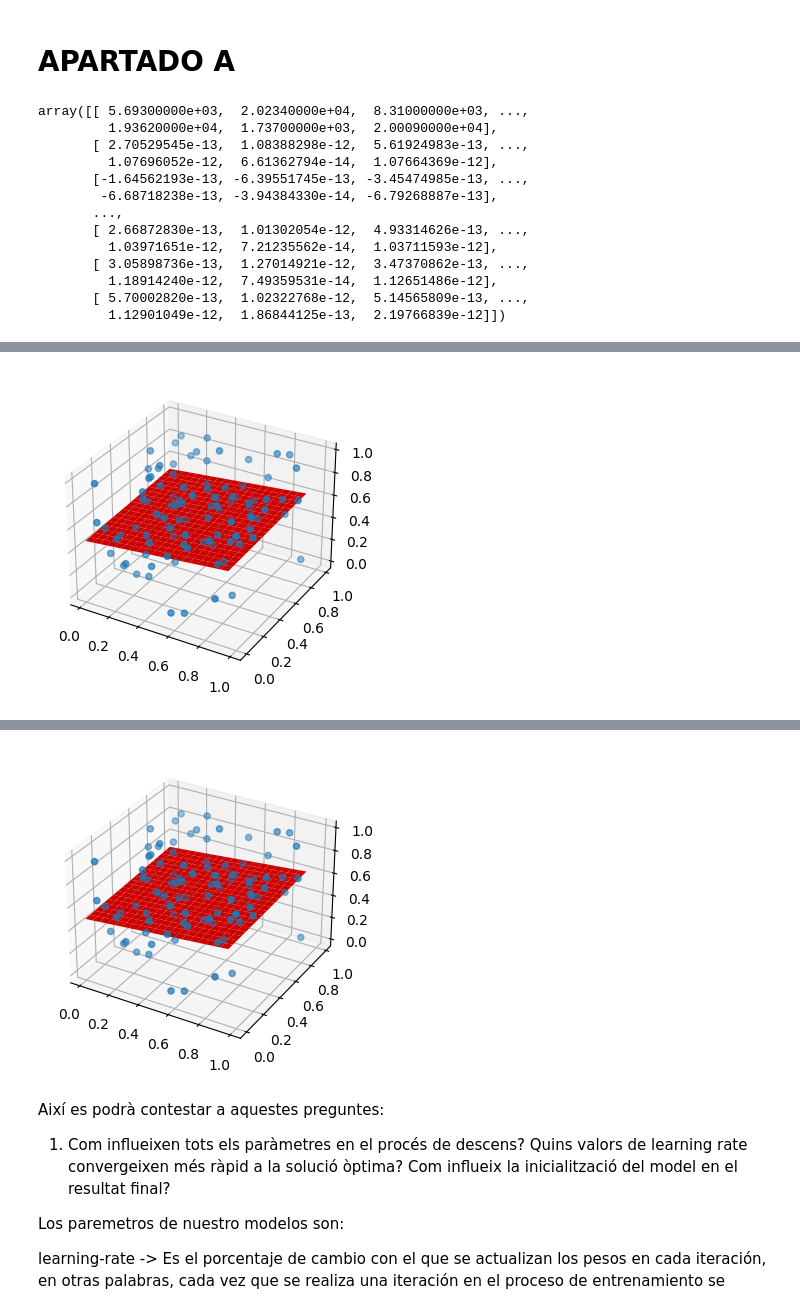
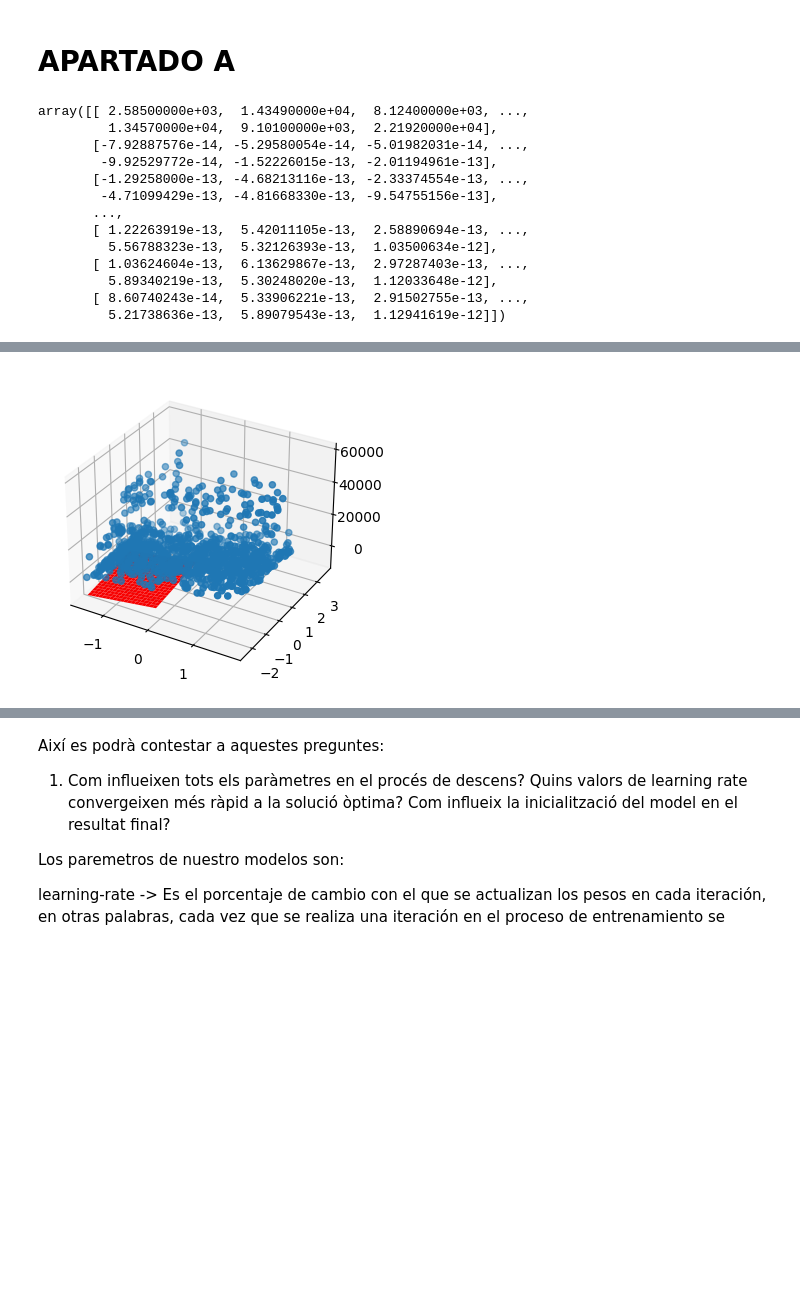
Before and after one commit to jaguilera95/ApC-GPA606, a Jupyter notebook: src/Practica1-Regression2021.ipynb, the cells around one changed output, grey strips where cells are left out. Saved outputs shown, nothing was run; the diff lists cells and outputs as text; code cells hidden in the pictures; blank space fills up the shorter version.

```diff
--- a/src/Practica1-Regression2021.ipynb
+++ b/src/Practica1-Regression2021.ipynb
@@ -402,25 +397,16 @@ class GradientDescent():
     n = None
 
     def learn(self, X, y, lr):
-        #finding h(x)
         hx = np.dot(X, self.theta)
-        #finding J
         J = np.dot(X.T,hx - y)/self.m
-        #computing new value of theta with a learning rate
         self.theta = self.theta - np.dot(lr, J)
         return self.theta
 
     def fit(self, X, y, itr, lr):
-
-        #no. of samples, no. of features
         self.m, self.n = X.shape
 
         ones = np.ones((self.m, 1))
-
-        #append ones
         X = np.concatenate((ones, X), axis=1)
-
-        #weights to set
         self.theta = np.zeros((self.n+1,1))
 
         for i in range(itr):
@@ -433,40 +419,38 @@ class GradientDescent():
         ones = ones = np.ones((m, 1))
         X = np.concatenate((ones, X), axis=1)
 
-        return np.dot(X, self.theta)
+        return np.dot(self.theta.T, X.T)[:, 0]
 
     def _fit(self, X, y):
         X = np.array(X)
         m,n = X.shape
         ones = ones = np.ones((m, 1))
         X = np.concatenate((ones, X), axis=1)
-
-        #using normal equation
         self.theta = np.dot(np.dot(inv(np.dot(X.T, X)),X.T), y)
 # %%
 a = GradientDescent()
 a.fit(x_train, y_train, 1000, 0.1)
 a.theta
 # %% [output]
-array([[ 5.69300000e+03,  2.02340000e+04,  8.31000000e+03, ...,
-         1.93620000e+04,  1.73700000e+03,  2.00090000e+04],
-       [ 2.70529545e-13,  1.08388298e-12,  5.61924983e-13, ...,
-         1.07696052e-12,  6.61362794e-14,  1.07664369e-12],
-       [-1.64562193e-13, -6.39551745e-13, -3.45474985e-13, ...,
-        -6.68718238e-13, -3.94384330e-14, -6.79268887e-13],
+array([[ 2.58500000e+03,  1.43490000e+04,  8.12400000e+03, ...,
+         1.34570000e+04,  9.10100000e+03,  2.21920000e+04],
+       [-7.92887576e-14, -5.29580054e-14, -5.01982031e-14, ...,
+        -9.92529772e-14, -1.52226015e-13, -2.01194961e-13],
+       [-1.29258000e-13, -4.68213116e-13, -2.33374554e-13, ...,
+        -4.71099429e-13, -4.81668330e-13, -9.54755156e-13],
        ...,
-       [ 2.66872830e-13,  1.01302054e-12,  4.93314626e-13, ...,
-         1.03971651e-12,  7.21235562e-14,  1.03711593e-12],
-       [ 3.05898736e-13,  1.27014921e-12,  3.47370862e-13, ...,
-         1.18914240e-12,  7.49359531e-14,  1.12651486e-12],
-       [ 5.70002820e-13,  1.02322768e-12,  5.14565809e-13, ...,
-         1.12901049e-12,  1.86844125e-13,  2.19766839e-12]])
+       [ 1.22263919e-13,  5.42011105e-13,  2.58890694e-13, ...,
+         5.56788323e-13,  5.32126393e-13,  1.03500634e-12],
+       [ 1.03624604e-13,  6.13629867e-13,  2.97287403e-13, ...,
+         5.89340219e-13,  5.30248020e-13,  1.12033648e-12],
+       [ 8.60740243e-14,  5.33906221e-13,  2.91502755e-13, ...,
+         5.21738636e-13,  5.89079543e-13,  1.12941619e-12]])
 # %%
 # Creem figura 3d
 from mpl_toolkits.mplot3d import axes3d, Axes3D
 # generem dades 3D d'exemple
-x_val = np.random.random((100, 2))
-y_val = np.random.random((100, 1))
+x_val = x_train
+y_val = y_train
 a = GradientDescent()
 a.fit(x_val, y_val, 1000, 0.1)
 predX3D = a.predict(x_val)
@@ -477,7 +461,7 @@ w = np.linalg.lstsq(A,predX3D)[0]
 
 #Dibuixem
 #1r creem una malla acoplada a la zona de punts per tal de representar el pla
-malla = (range(20) + 0 * np.ones(20)) / 10
+malla = (range(20) + 0 * np.ones(20)) / 20
 malla_x1 =  malla * (max(x_val[:,0]) - min(x_val[:,0]))/2 + min(x_val[:,0])
 malla_x2 =  malla * (max(x_val[:,1]) - min(x_val[:,1]))/2 + min(x_val[:,1])
 
@@ -497,36 +481,4 @@ plt3d = plt.figure('Coeficiente prismatico -- Relacio longitud desplacament 3D',
 plt3d.plot_surface(xplot,yplot,zplot, color='red')
 plt3d.scatter(x_val[:,0],x_val[:,1],y_val)
 plt.show()
-
-
-regr = regression(x_val, y_val)
-predX3D = regr.predict(x_val)
-predX3D = a.predict(x_val)
-
-# Afegim els 1's
-A = np.hstack((x_val,np.ones([x_val.shape[0],1])))
-w = np.linalg.lstsq(A,predX3D)[0]
-
-#Dibuixem
-#1r creem una malla acoplada a la zona de punts per tal de representar el pla
-malla = (range(20) + 0 * np.ones(20)) / 10
-malla_x1 =  malla * (max(x_val[:,0]) - min(x_val[:,0]))/2 + min(x_val[:,0])
-malla_x2 =  malla * (max(x_val[:,1]) - min(x_val[:,1]))/2 + min(x_val[:,1])
-
-#la funcio meshgrid ens aparella un de malla_x1 amb un de malla_x2, per atot
-#element de mallax_1 i per a tot element de malla_x2.
-xplot, yplot = np.meshgrid(malla_x1 ,malla_x2)
-
-# Cal desnormalitzar les dades
-def desnormalitzar(x, mean, std):
-    return x * std + mean
-
-#ara creem la superficies que es un pla
-zplot = w[0] * xplot + w[1] * yplot + w[2]
-
-#Dibuixem punts i superficie
-plt3d = plt.figure('Coeficiente prismatico -- Relacio longitud desplacament 3D', dpi=100.0).gca(projection='3d')
-plt3d.plot_surface(xplot,yplot,zplot, color='red')
-plt3d.scatter(x_val[:,0],x_val[:,1],y_val)
-plt.show()
 # %% [output]
@@ -535 +485 @@ To use the future default and silence this warning we advise to pass `rcond=None
-[figure, old version]
+[figure, new version]
@@ -538,4 +486,3 @@ To use the future default and silence this warning we advise to pass `rcond=None
-[figure, removed]
 # %% [markdown]
 Així es podrà contestar a aquestes preguntes:
 
```
Also changed, not shown: parts of 16 cells of this notebook.
